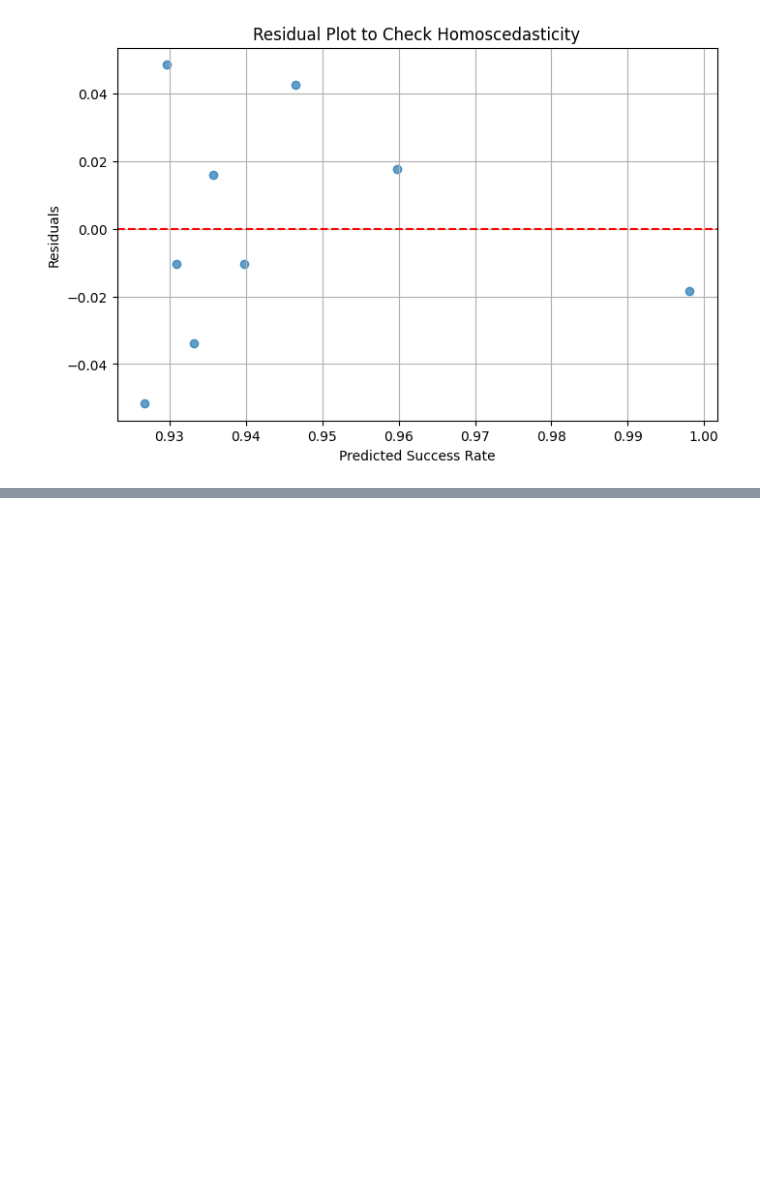
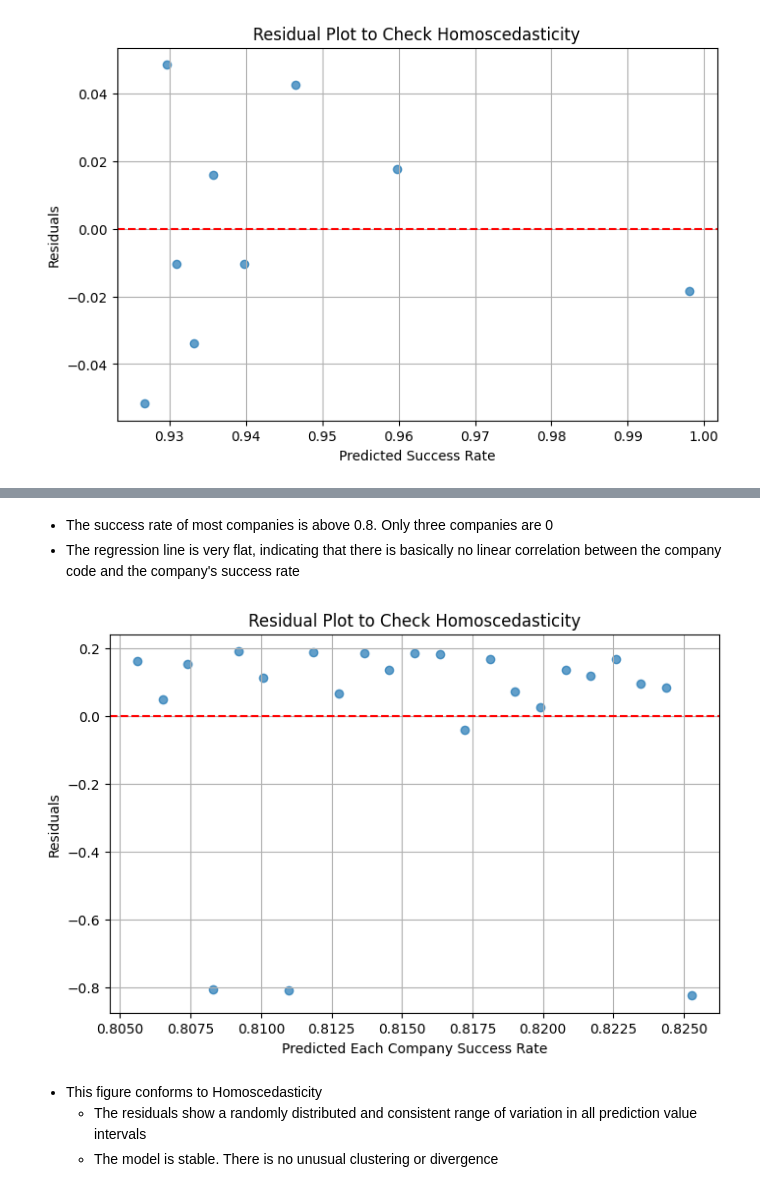
Before and after one commit to tcsgik/PROG8431_DataAnalysisGP5, a Jupyter notebook: GP5.ipynb, the cells around one changed output, grey strips where cells are left out. Saved outputs shown, nothing was run; the diff lists cells and outputs as text; code cells hidden in the pictures; blank space fills up the shorter version.

```diff
--- a/GP5.ipynb
+++ b/GP5.ipynb
@@ -291 +352,31 @@ Slope: 0.0008933616069438918
+# %% [markdown]
+- The success rate of most companies is above 0.8. Only three companies are 0
+- The regression line is very flat, indicating that there is basically no linear correlation between the company code and the company's success rate
+# %%
+# Define a class for plotting residuals to check homoscedasticity
+class ResidualPlotter:
+    def __init__(self, y_true, y_pred):
+        self.y_true = y_true
+        self.y_pred = y_pred
+        self.residuals = self.y_true - self.y_pred
+
+    def plot_residuals(self):
+        plt.figure(figsize=(8,5))
+        plt.scatter(self.y_pred, self.residuals, alpha=0.7)
+        plt.axhline(0, color='red', linestyle='--')
+        plt.xlabel('Predicted Each Company Success Rate')
+        plt.ylabel('Residuals')
+        plt.title('Residual Plot to Check Homoscedasticity')
+        plt.grid()
+        plt.show()
+
+# Create an instance of ResidualPlotter and plot the residuals
+plotter = ResidualPlotter(y2, y_pred_2)
+plotter.plot_residuals()
+# %% [output]
+[figure, added]
+# %% [markdown]
+- This figure conforms to Homoscedasticity
+    - The residuals show a randomly distributed and consistent range of variation in all prediction value intervals
+    - The model is stable. There is no unusual clustering or divergence
 # %% [markdown]
```
Also changed, not shown: parts of 30 cells of this notebook.
